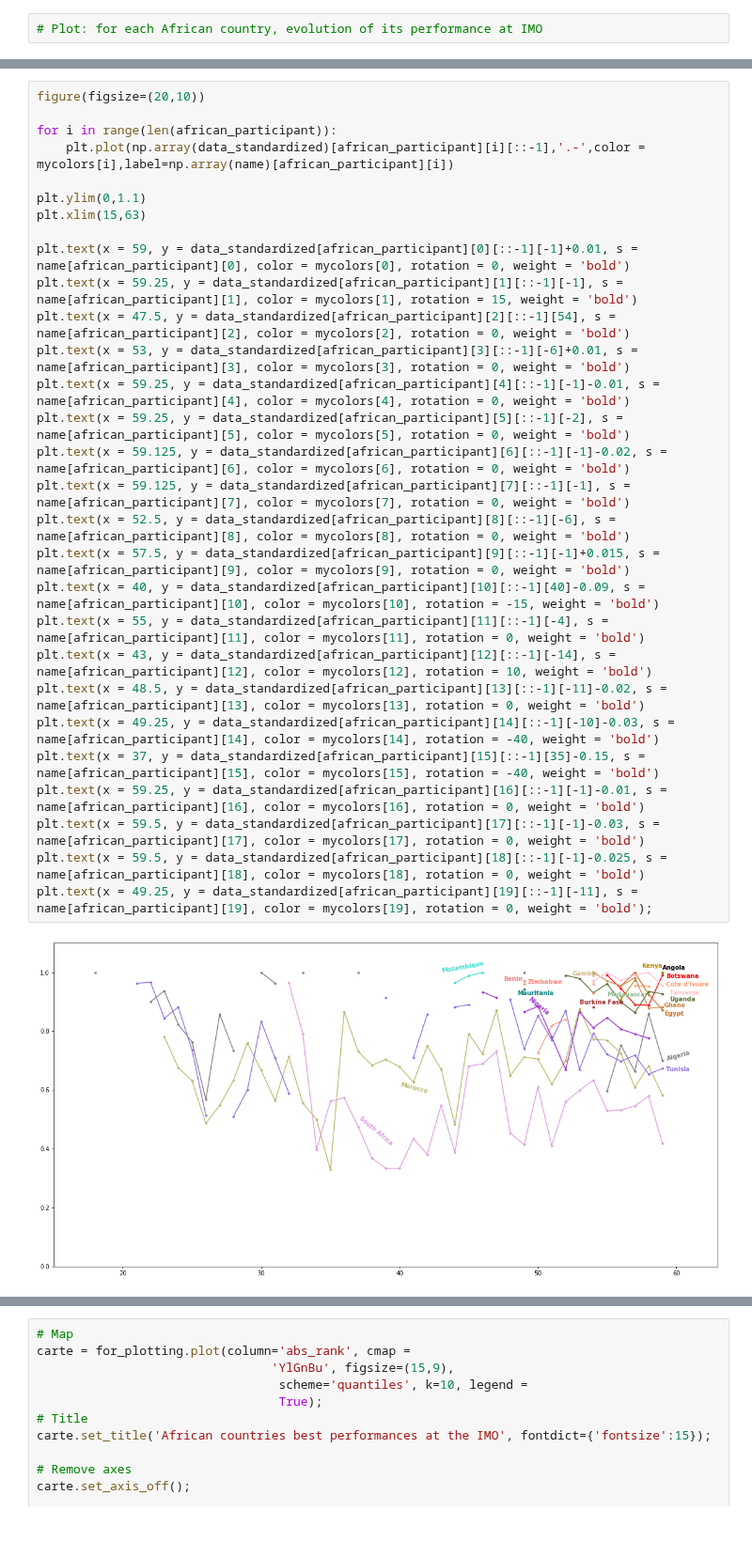
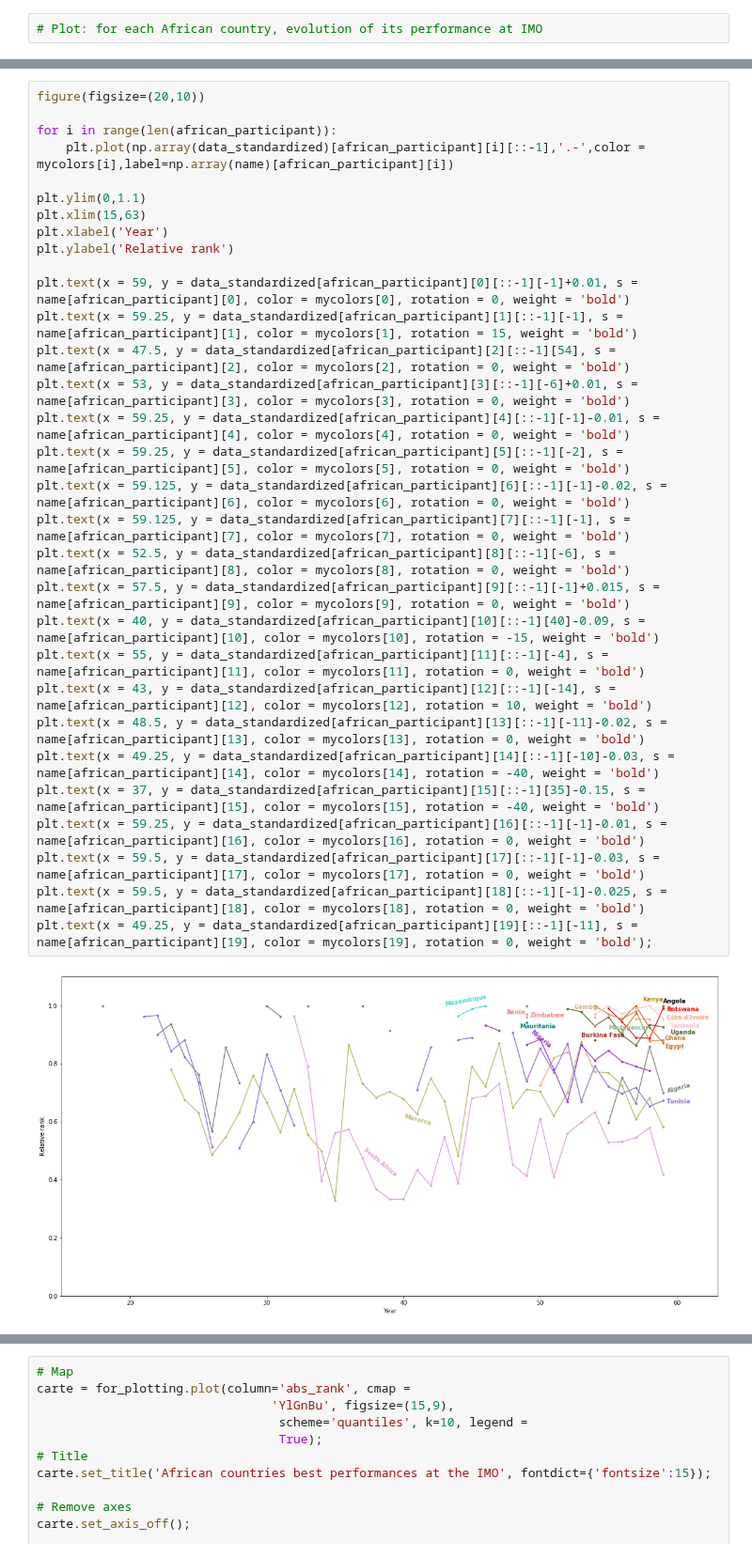
Before and after one commit to Djimdou/Side-Projects, a Jupyter notebook: IMO-Web-Scraping.ipynb, the cells around one changed output, grey strips where cells are left out. Shown at 94% size. Saved outputs shown, nothing was run; the diff lists cells and outputs as text; blank space fills up the shorter version.

```diff
--- a/IMO-Web-Scraping.ipynb
+++ b/IMO-Web-Scraping.ipynb
@@ -129,32 +162,34 @@ plt.text(x = 49.25, y = data[african_participant][19][::-1][-11], s = name[afric
 # %%
 figure(figsize=(20,10))
 
 for i in range(len(african_participant)):
     plt.plot(np.array(data_standardized)[african_participant][i][::-1],'.-',color = mycolors[i],label=np.array(name)[african_participant][i])
 
 plt.ylim(0,1.1)
 plt.xlim(15,63)
+plt.xlabel('Year')
+plt.ylabel('Relative rank')
 
 plt.text(x = 59, y = data_standardized[african_participant][0][::-1][-1]+0.01, s = name[african_participant][0], color = mycolors[0], rotation = 0, weight = 'bold')
 plt.text(x = 59.25, y = data_standardized[african_participant][1][::-1][-1], s = name[african_participant][1], color = mycolors[1], rotation = 15, weight = 'bold')
 plt.text(x = 47.5, y = data_standardized[african_participant][2][::-1][54], s = name[african_participant][2], color = mycolors[2], rotation = 0, weight = 'bold')
 plt.text(x = 53, y = data_standardized[african_participant][3][::-1][-6]+0.01, s = name[african_participant][3], color = mycolors[3], rotation = 0, weight = 'bold')
 plt.text(x = 59.25, y = data_standardized[african_participant][4][::-1][-1]-0.01, s = name[african_participant][4], color = mycolors[4], rotation = 0, weight = 'bold')
 plt.text(x = 59.25, y = data_standardized[african_participant][5][::-1][-2], s = name[african_participant][5], color = mycolors[5], rotation = 0, weight = 'bold')
 plt.text(x = 59.125, y = data_standardized[african_participant][6][::-1][-1]-0.02, s = name[african_participant][6], color = mycolors[6], rotation = 0, weight = 'bold')
 plt.text(x = 59.125, y = data_standardized[african_participant][7][::-1][-1], s = name[african_participant][7], color = mycolors[7], rotation = 0, weight = 'bold')
 plt.text(x = 52.5, y = data_standardized[african_participant][8][::-1][-6], s = name[african_participant][8], color = mycolors[8], rotation = 0, weight = 'bold')
 plt.text(x = 57.5, y = data_standardized[african_participant][9][::-1][-1]+0.015, s = name[african_participant][9], color = mycolors[9], rotation = 0, weight = 'bold')
 plt.text(x = 40, y = data_standardized[african_participant][10][::-1][40]-0.09, s = name[african_participant][10], color = mycolors[10], rotation = -15, weight = 'bold')
 plt.text(x = 55, y = data_standardized[african_participant][11][::-1][-4], s = name[african_participant][11], color = mycolors[11], rotation = 0, weight = 'bold')
 plt.text(x = 43, y = data_standardized[african_participant][12][::-1][-14], s = name[african_participant][12], color = mycolors[12], rotation = 10, weight = 'bold')
 plt.text(x = 48.5, y = data_standardized[african_participant][13][::-1][-11]-0.02, s = name[african_participant][13], color = mycolors[13], rotation = 0, weight = 'bold')
 plt.text(x = 49.25, y = data_standardized[african_participant][14][::-1][-10]-0.03, s = name[african_participant][14], color = mycolors[14], rotation = -40, weight = 'bold')
 plt.text(x = 37, y = data_standardized[african_participant][15][::-1][35]-0.15, s = name[african_participant][15], color = mycolors[15], rotation = -40, weight = 'bold')
 plt.text(x = 59.25, y = data_standardized[african_participant][16][::-1][-1]-0.01, s = name[african_participant][16], color = mycolors[16], rotation = 0, weight = 'bold')
 plt.text(x = 59.5, y = data_standardized[african_participant][17][::-1][-1]-0.03, s = name[african_participant][17], color = mycolors[17], rotation = 0, weight = 'bold')
 plt.text(x = 59.5, y = data_standardized[african_participant][18][::-1][-1]-0.025, s = name[african_participant][18], color = mycolors[18], rotation = 0, weight = 'bold')
 plt.text(x = 49.25, y = data_standardized[african_participant][19][::-1][-11], s = name[african_participant][19], color = mycolors[19], rotation = 0, weight = 'bold');
 # %% [output]
-[figure, old version]
+[figure, new version]
 # %%
```
Also changed, not shown: parts of 14 cells of this notebook.
